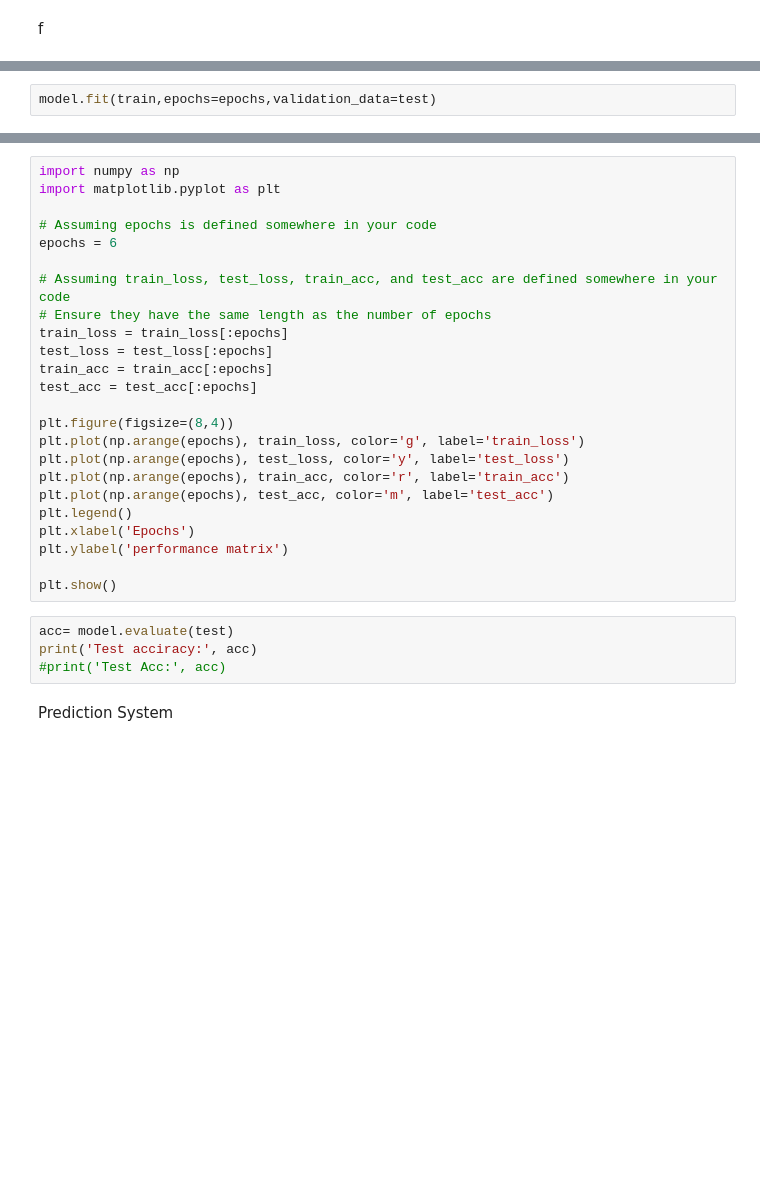
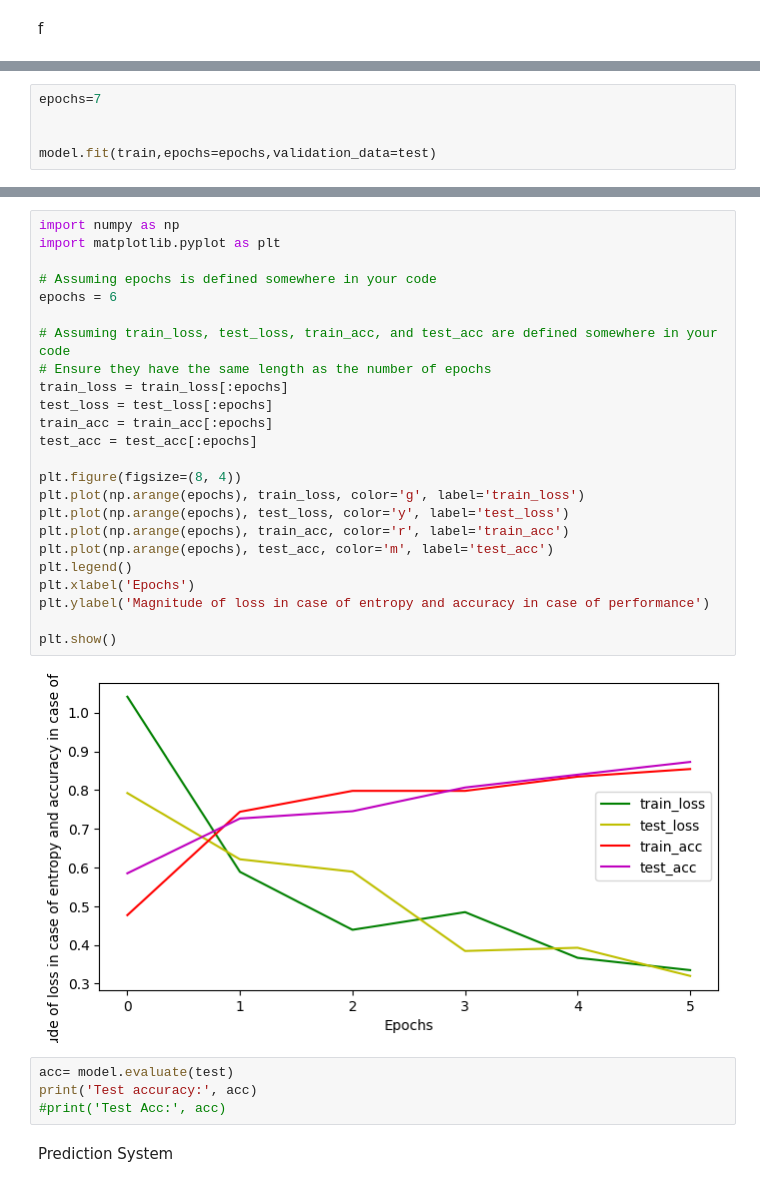
Before and after one commit to Saicharan39/Machine-Learning, a Jupyter notebook: soil_classification.ipynb, the cells around one changed output, grey strips where cells are left out. Saved outputs shown, nothing was run; the diff lists cells and outputs as text; blank space fills up the shorter version.

```diff
--- a/soil_classification.ipynb
+++ b/soil_classification.ipynb
@@ -190,3 +189,6 @@ epochs=6
 # %%
+epochs=7
+
+
 model.fit(train,epochs=epochs,validation_data=test)
 # %% [output]
@@ -208,30 +258,32 @@ test_acc
 # %%
 import numpy as np
 import matplotlib.pyplot as plt
 
 # Assuming epochs is defined somewhere in your code
 epochs = 6
 
 # Assuming train_loss, test_loss, train_acc, and test_acc are defined somewhere in your code
 # Ensure they have the same length as the number of epochs
 train_loss = train_loss[:epochs]
 test_loss = test_loss[:epochs]
 train_acc = train_acc[:epochs]
 test_acc = test_acc[:epochs]
 
-plt.figure(figsize=(8,4))
+plt.figure(figsize=(8, 4))
 plt.plot(np.arange(epochs), train_loss, color='g', label='train_loss')
 plt.plot(np.arange(epochs), test_loss, color='y', label='test_loss')
 plt.plot(np.arange(epochs), train_acc, color='r', label='train_acc')
 plt.plot(np.arange(epochs), test_acc, color='m', label='test_acc')
 plt.legend()
 plt.xlabel('Epochs')
-plt.ylabel('performance matrix')
+plt.ylabel('Magnitude of loss in case of entropy and accuracy in case of performance')
 
 plt.show()
+# %% [output]
+[figure, added]
 # %%
 acc= model.evaluate(test)
-print('Test acciracy:', acc)
+print('Test accuracy:', acc)
 #print('Test Acc:', acc)
 # %% [markdown]
 Prediction System
```
Also changed, not shown: parts of 12 cells of this notebook.
